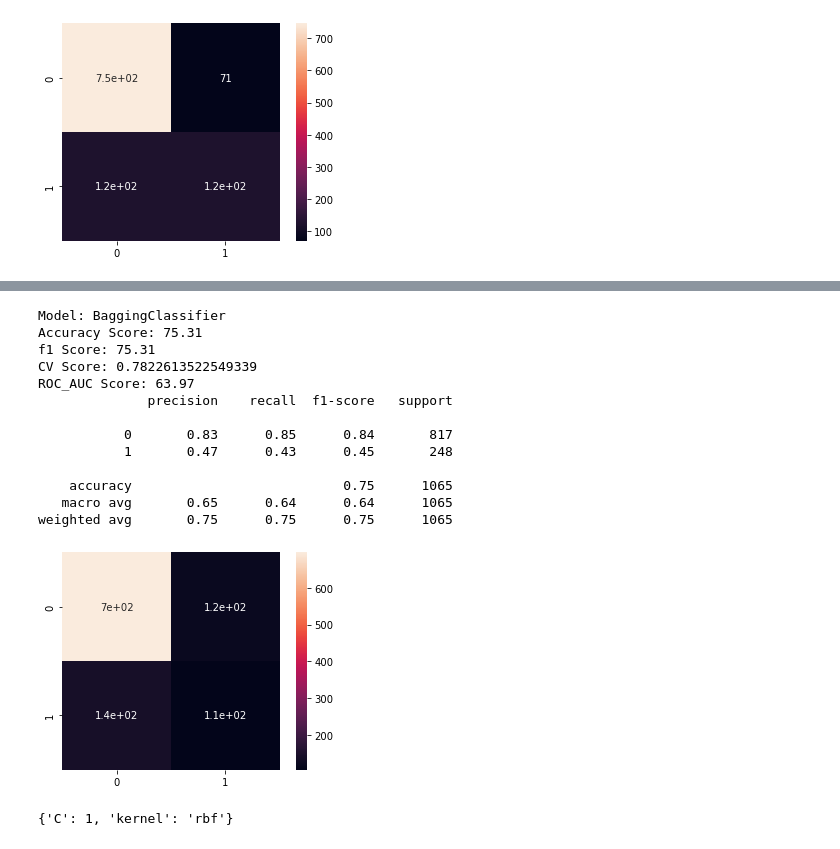
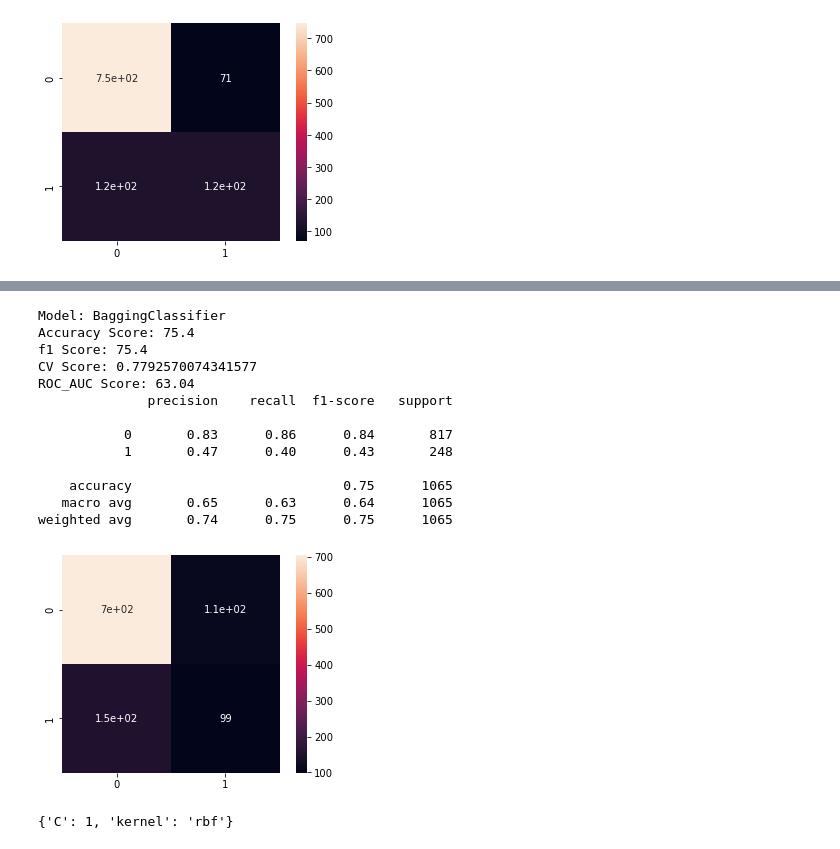
Before and after one commit to ibvhim/DataTrained-Evaluation-Projects, a Jupyter notebook: Evaluation Project 7 - Telecom Customer Churn/Customer_churn.ipynb, the cells around one changed output, grey strips where cells are left out. Drawn from its saved outputs; the diff is of its cells as text; code cells hidden in the pictures.

```diff
--- a/Evaluation Project 7 - Telecom Customer Churn/Customer_churn.ipynb
+++ b/Evaluation Project 7 - Telecom Customer Churn/Customer_churn.ipynb
@@ -669,21 +669,21 @@ gsCV_bc.best_params_
 # %%
-bc = BaggingClassifier(n_estimators=150)
+bc = BaggingClassifier(n_estimators=200)
 classification_model(bc)
 # %% [output]
 Model: BaggingClassifier
-Accuracy Score: 75.31
-f1 Score: 75.31
-CV Score: 0.7822613522549339
-ROC_AUC Score: 63.97
+Accuracy Score: 75.4
+f1 Score: 75.4
+CV Score: 0.7792570074341577
+ROC_AUC Score: 63.04
               precision    recall  f1-score   support
 
-           0       0.83      0.85      0.84       817
-           1       0.47      0.43      0.45       248
+           0       0.83      0.86      0.84       817
+           1       0.47      0.40      0.43       248
 
     accuracy                           0.75      1065
-   macro avg       0.65      0.64      0.64      1065
-weighted avg       0.75      0.75      0.75      1065
+   macro avg       0.65      0.63      0.64      1065
+weighted avg       0.74      0.75      0.75      1065
-[figure, old version]
+[figure, new version]
 # %%
 from sklearn.svm import SVC
 svc = SVC()
```
Also changed, not shown: parts of 7 cells of this notebook.
